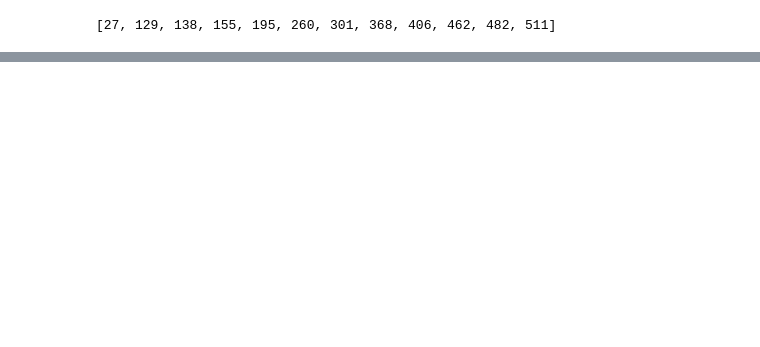
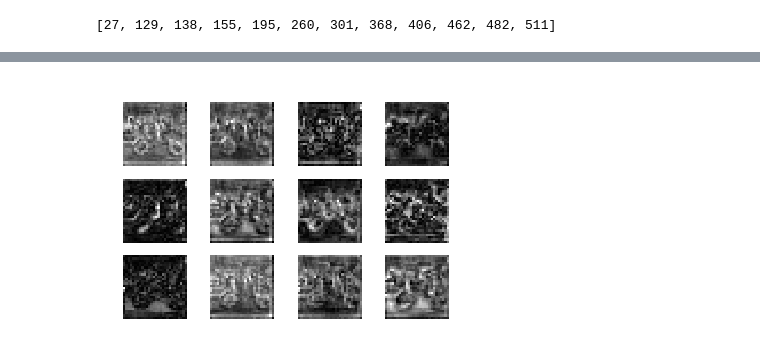
Before and after one commit to ArashAkbarinia/kernelphysiology, a Jupyter notebook: python/src/kernelphysiology/dl/keras/ipynbs/IdenticalNetworks/KernelWeightsComparison.ipynb, the cells around one changed output, grey strips where cells are left out. Cells and saved outputs as stored; diff of their text form; code cells hidden in the pictures; blank space fills up the shorter version.

```diff
--- a/python/src/kernelphysiology/dl/keras/ipynbs/IdenticalNetworksComparison.ipynb
+++ b/python/src/kernelphysiology/dl/keras/ipynbs/IdenticalNetworks/KernelWeightsComparison.ipynb
@@ -209,0 +312,4 @@ def plot_activities(activities, k):
+# %%
+plot_activities(abs(activities1 - activities3), kernels)
+# %% [output]
+[figure, added]
```
Also changed, not shown: parts of 22 cells of this notebook, 2 other files.
